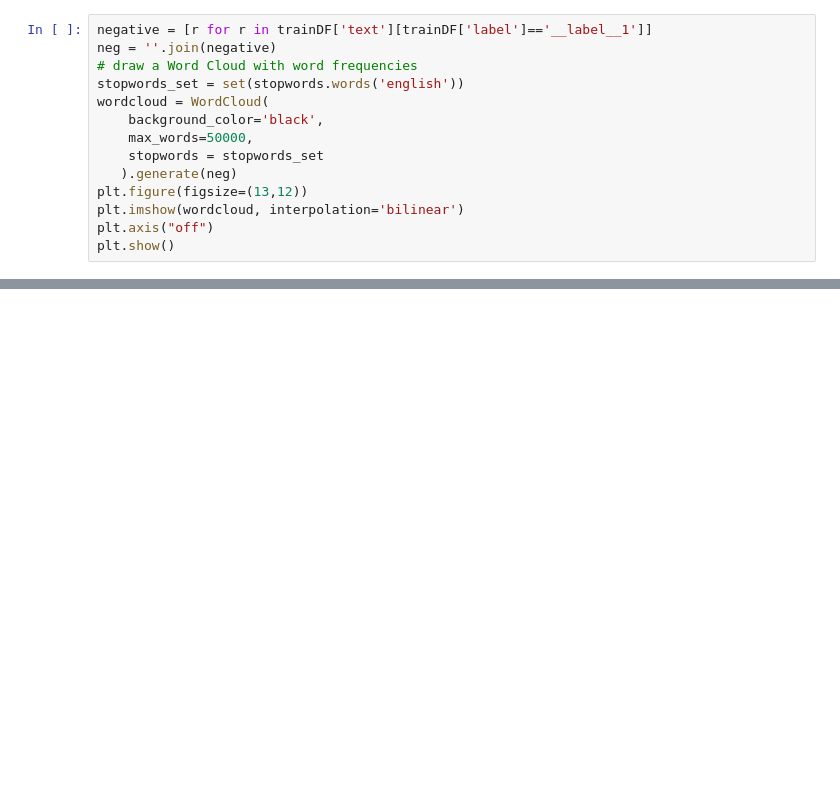
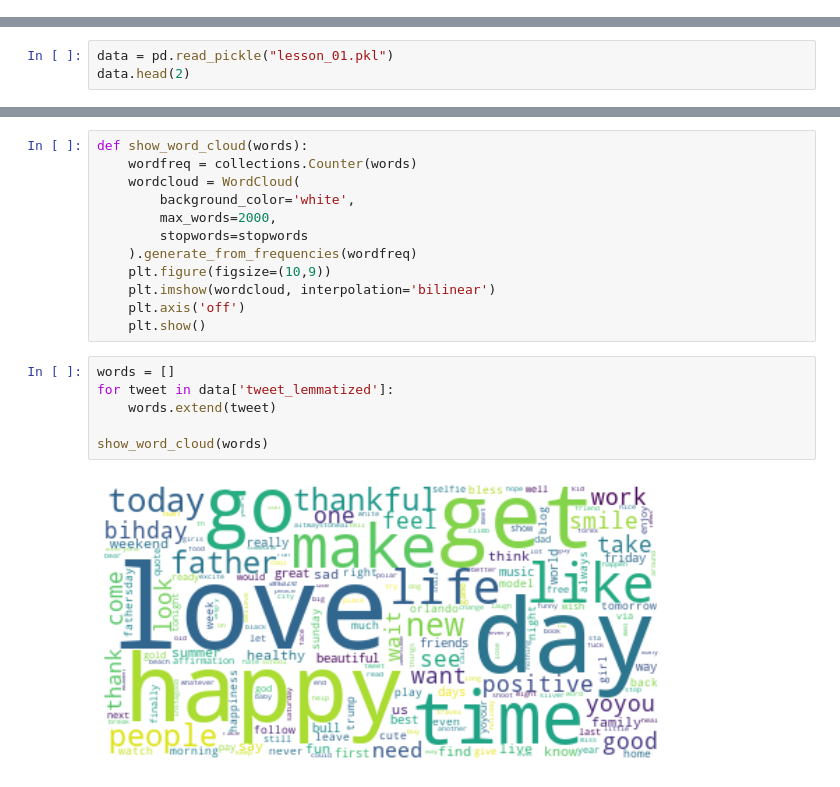
Before and after one commit to SemenovR/GB_IntroductionToNLP, a Jupyter notebook: lesson_04/lesson_4.ipynb, the cells around one changed output, grey strips where cells are left out. Cells and saved outputs as stored; diff of their text form; blank space fills up the shorter version.

Commit message:
Update lesson_4.ipynb
Выполненные задания для урока 5

```diff
--- a/lesson_04/lesson_4.ipynb
+++ b/lesson_04/lesson_4.ipynb
@@ -548,14 +0,0 @@ plt.show()
-# %%
-negative = [r for r in trainDF['text'][trainDF['label']=='__label__1']]
-neg = ''.join(negative)
-# draw a Word Cloud with word frequencies
-stopwords_set = set(stopwords.words('english'))
-wordcloud = WordCloud(
-    background_color='black',
-    max_words=50000,
-    stopwords = stopwords_set
-   ).generate(neg)
-plt.figure(figsize=(13,12))
-plt.imshow(wordcloud, interpolation='bilinear')
-plt.axis("off")
-plt.show()
@@ -638,0 +307,3 @@ roc_auc_score(y_test, lr.predict_proba(xtest)[:, 1])
+# %%
+data = pd.read_pickle("lesson_01.pkl")
+data.head(2)
@@ -638,0 +400,20 @@ roc_auc_score(y_test, lr.predict_proba(xtest)[:, 1])
+# %%
+def show_word_cloud(words):
+    wordfreq = collections.Counter(words)
+    wordcloud = WordCloud(
+        background_color='white',
+        max_words=2000,
+        stopwords=stopwords
+    ).generate_from_frequencies(wordfreq)
+    plt.figure(figsize=(10,9))
+    plt.imshow(wordcloud, interpolation='bilinear')
+    plt.axis('off')
+    plt.show()
+# %%
+words = []
+for tweet in data['tweet_lemmatized']:
+    words.extend(tweet)
+
+show_word_cloud(words)
+# %% [output]
+[figure, added]
```
Also changed, not shown: parts of 107 cells of this notebook.
